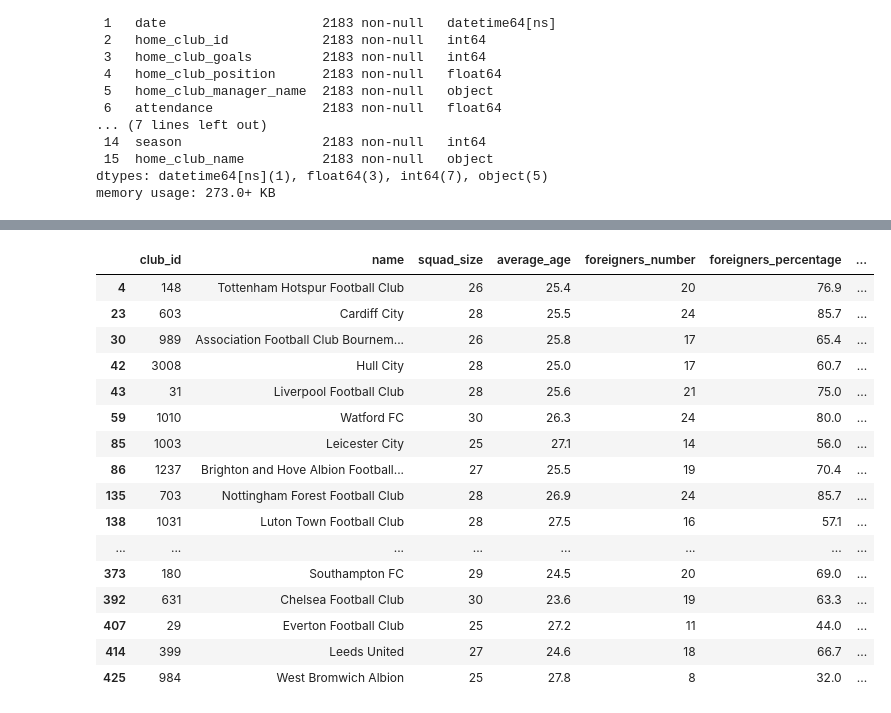
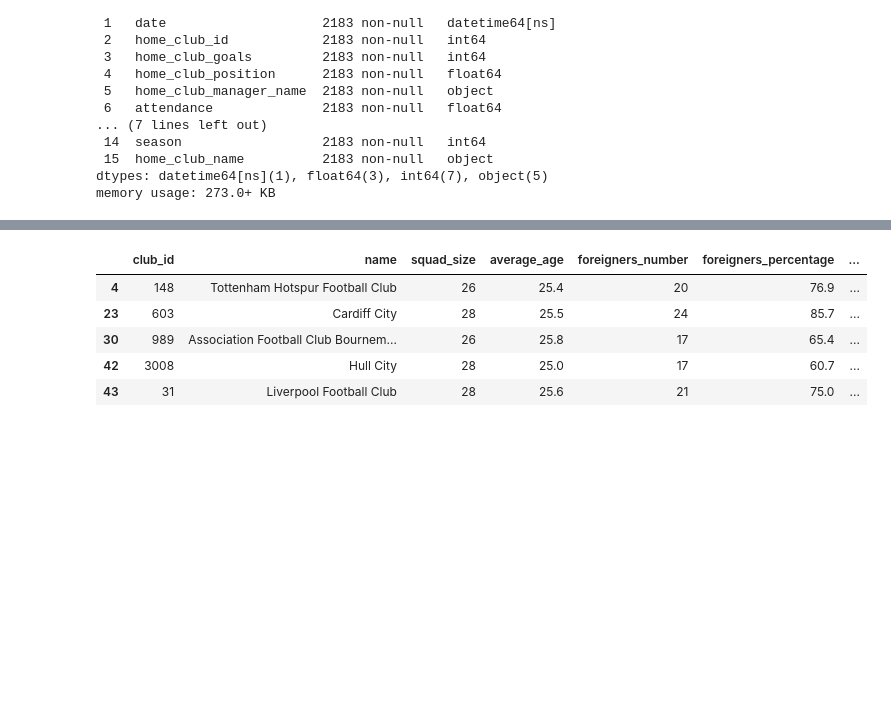
Before and after one commit to MijeongKim0533/PJ_Best_Combination, a Jupyter notebook: SY/240403.ipynb, the cells around one changed output, grey strips where cells are left out. Saved outputs shown, nothing was run; the diff lists cells and outputs as text; code cells hidden in the pictures; blank space fills up the shorter version.

```diff
--- a/SY/240403.ipynb
+++ b/SY/240403.ipynb
@@ -1,9 +1,11 @@
 # %%
-# import numpy as np
-# import pandas as pd
-# import seaborn as sns
-# import matplotlib.pyplot as plt
-# from datetime import datetime
+import numpy as np
+import pandas as pd
+import seaborn as sns
+import matplotlib.pyplot as plt
+from datetime import datetime
+
+pd.set_option('display.max_columns', None)
 # %%
 players = pd.read_csv('C:/Users/parks/OneDrive/바탕 화면/DATASET/Football/players.csv')
 clubs = pd.read_csv('C:/Users/parks/OneDrive/바탕 화면/DATASET/Football/clubs.csv')
@@ -809,25 +786,14 @@ home_club_games.head()
 | 3 | 3050264 | 2018-10-27 | 180 | 0 | 16.0 | Mark Hughes | 30736.0 | ... |
 | 4 | 3050336 | 2018-12-15 | 543 | 2 | 7.0 | Nuno Espírito Santo | 30997.0 | ... |
 # %%
-clubs
+clubs.head()
 # %% [output]
 |  | club_id | name | squad_size | average_age | foreigners_number | foreigners_percentage | ... |
 | 4 | 148 | Tottenham Hotspur Football Club | 26 | 25.4 | 20 | 76.9 | ... |
 | 23 | 603 | Cardiff City | 28 | 25.5 | 24 | 85.7 | ... |
 | 30 | 989 | Association Football Club Bournem... | 26 | 25.8 | 17 | 65.4 | ... |
 | 42 | 3008 | Hull City | 28 | 25.0 | 17 | 60.7 | ... |
 | 43 | 31 | Liverpool Football Club | 28 | 25.6 | 21 | 75.0 | ... |
-| 59 | 1010 | Watford FC | 30 | 26.3 | 24 | 80.0 | ... |
-| 85 | 1003 | Leicester City | 25 | 27.1 | 14 | 56.0 | ... |
-| 86 | 1237 | Brighton and Hove Albion Football... | 27 | 25.5 | 19 | 70.4 | ... |
-| 135 | 703 | Nottingham Forest Football Club | 28 | 26.9 | 24 | 85.7 | ... |
-| 138 | 1031 | Luton Town Football Club | 28 | 27.5 | 16 | 57.1 | ... |
-| ... | ... | ... | ... | ... | ... | ... | ... |
-| 373 | 180 | Southampton FC | 29 | 24.5 | 20 | 69.0 | ... |
-| 392 | 631 | Chelsea Football Club | 30 | 23.6 | 19 | 63.3 | ... |
-| 407 | 29 | Everton Football Club | 25 | 27.2 | 11 | 44.0 | ... |
-| 414 | 399 | Leeds United | 27 | 24.6 | 18 | 66.7 | ... |
-| 425 | 984 | West Bromwich Albion | 25 | 27.8 | 8 | 32.0 | ... |
 # %%
 away_club_games
 # %% [output]
```
Also changed, not shown: parts of 19 cells of this notebook.
